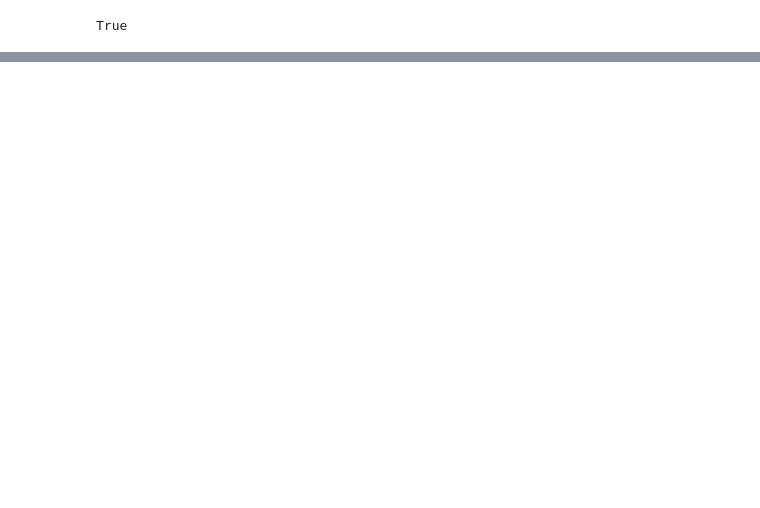
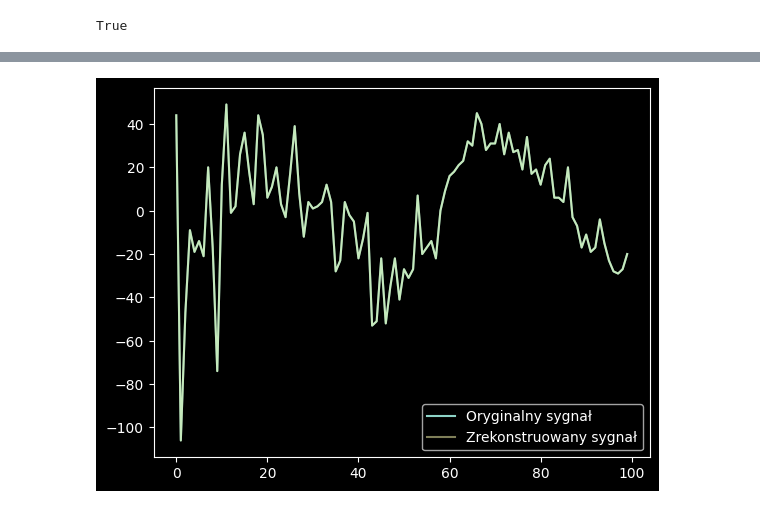
Before and after one commit to PyroX2/LPC-Python, a Jupyter notebook: main.ipynb, the cells around one changed output, grey strips where cells are left out. Cells and saved outputs as stored; diff of their text form; code cells hidden in the pictures; blank space fills up the shorter version.

Commit message:
Add receiver

```diff
--- a/main.ipynb
+++ b/main.ipynb
@@ -145,4 +174,4 @@ class Transmitter:
 # %%
 transmitter = Transmitter()
 # %%
-coeffs, errors, predictions_list, targets_list, refl_coeffs = transmitter.forward(data)
+coeffs, errors, predictions_list, targets_list, refl_coeffs, segmented_data = transmitter.forward(data)
@@ -160,0 +190,25 @@ np.float64(34.32125646675281)
+# %%
+class Receiver:
+    def __init__(self, ar_order: int = 10, segment_width: int = 256, overlap: int = 10):
+        self.segment_width = segment_width
+        self.overlap = overlap
+        self.ar_model = ARModel(order=ar_order)
+
+    def forward(self, errors: np.ndarray, coeffs: np.ndarray, init_data: np.ndarray):
+        reconstructed_data = []
+        reconstructed_data.extend(init_data.tolist())    # Add initial data to the beginning
+
+        for i, (segment_errors, ar_model_coeffs) in enumerate(zip(errors, coeffs)):
+
+            # Set AR model coefficients for current segment
+            self.ar_model.set_coeffs(np.flip(np.array(ar_model_coeffs, dtype=np.float32)))
+
+            for j in range(len(segment_errors)):
+                curr_data = np.array(reconstructed_data[-self.ar_model.order:], dtype=np.float32)
+                prediction = self.ar_model._predict(curr_data)
+                reconstructed_value = prediction + segment_errors[j]
+                reconstructed_data.append(reconstructed_value)
+
+        return np.array(reconstructed_data)
+# %%
+receiver = Receiver()
@@ -160,0 +242,12 @@ np.float64(34.32125646675281)
+# %%
+reconstructed_data = receiver.forward(errors, coeffs, init_data=data[:10])
+# %%
+start_index = 1000
+end_index = 1100
+
+plt.plot(data[start_index:end_index], label="Oryginalny sygnał")
+plt.plot(reconstructed_data[start_index:end_index], label="Zrekonstruowany sygnał", alpha=0.5)
+plt.legend()
+plt.show()
+# %% [output]
+[figure, added]
```
Also changed, not shown: parts of 11 cells of this notebook.
